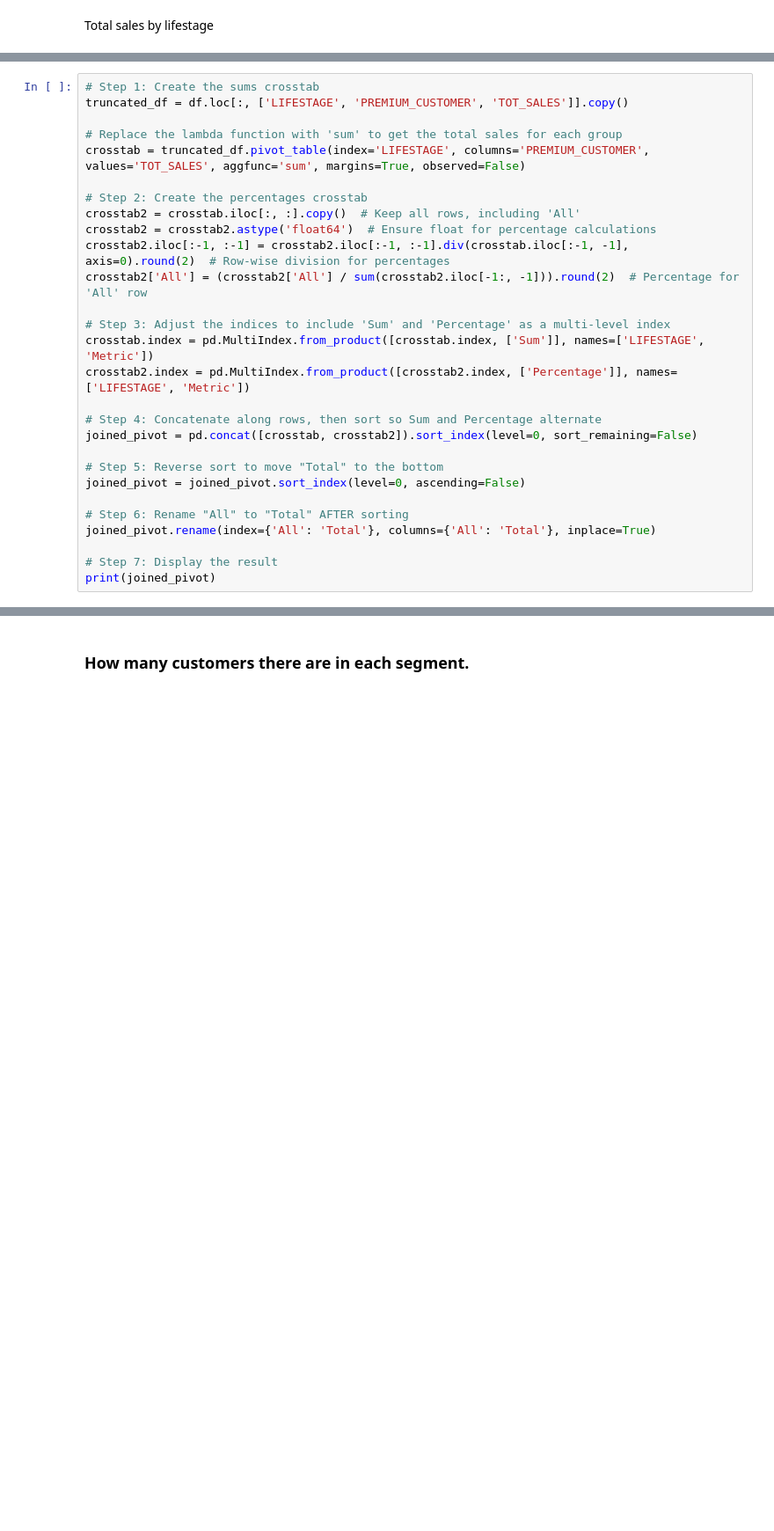
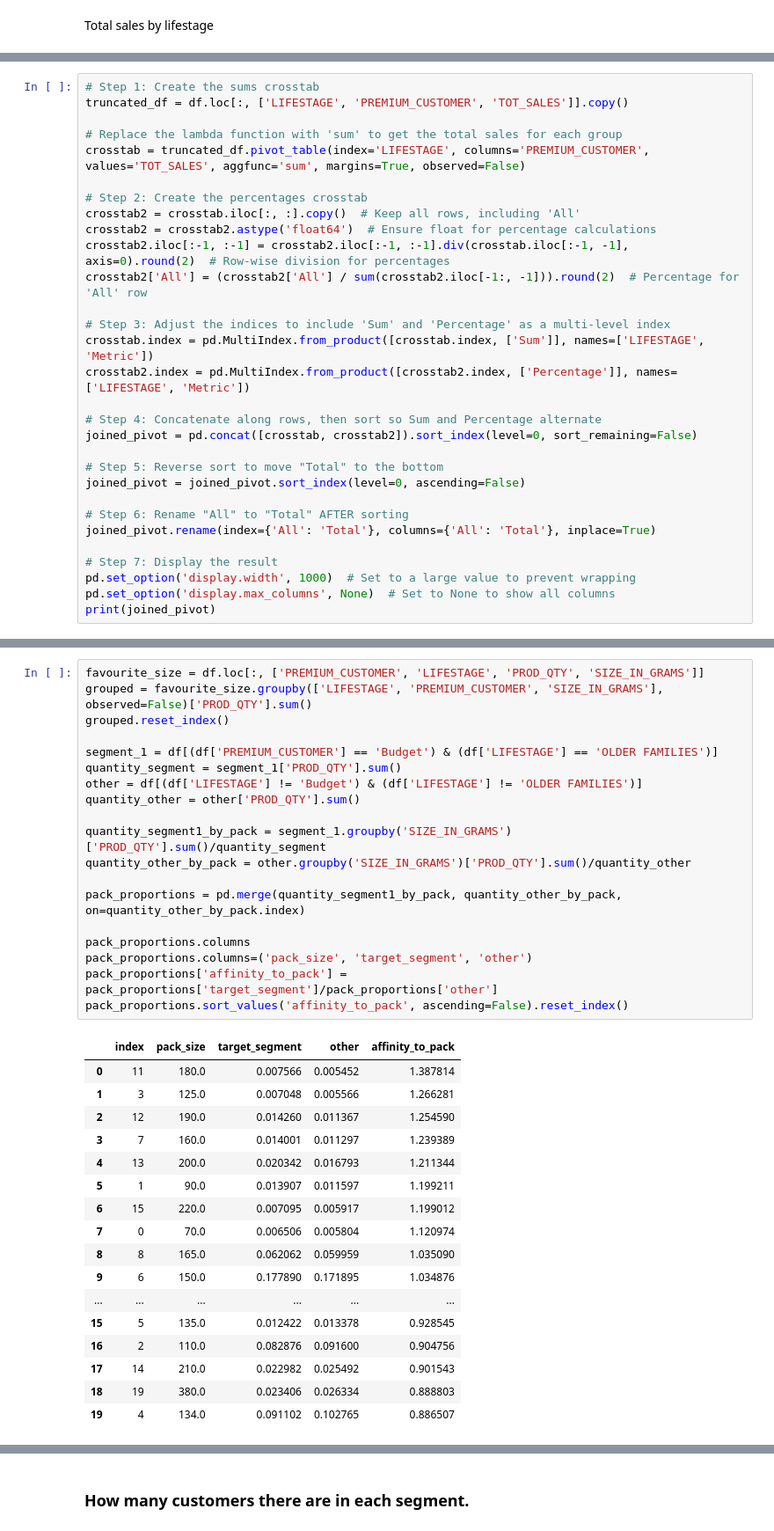
Before and after one commit to FerrucciS/Forage-Quantium, a Jupyter notebook: notebook.ipynb, the cells around one changed output, grey strips where cells are left out. Shown at 88% size. Saved outputs shown, nothing was run; the diff lists cells and outputs as text; blank space fills up the shorter version.

```diff
--- a/notebook.ipynb
+++ b/notebook.ipynb
@@ -587,5 +634,7 @@ joined_pivot = joined_pivot.sort_index(level=0, ascending=False)
 joined_pivot.rename(index={'All': 'Total'}, columns={'All': 'Total'}, inplace=True)
 
 # Step 7: Display the result
+pd.set_option('display.width', 1000)  # Set to a large value to prevent wrapping
+pd.set_option('display.max_columns', None)  # Set to None to show all columns
 print(joined_pivot)
 # %% [output]
@@ -608,0 +716,37 @@ Total                  Sum         1819778.40
+# %%
+favourite_size = df.loc[:, ['PREMIUM_CUSTOMER', 'LIFESTAGE', 'PROD_QTY', 'SIZE_IN_GRAMS']]
+grouped = favourite_size.groupby(['LIFESTAGE', 'PREMIUM_CUSTOMER', 'SIZE_IN_GRAMS'], observed=False)['PROD_QTY'].sum()
+grouped.reset_index()
+
+segment_1 = df[(df['PREMIUM_CUSTOMER'] == 'Budget') & (df['LIFESTAGE'] == 'OLDER FAMILIES')]
+quantity_segment = segment_1['PROD_QTY'].sum()
+other = df[(df['LIFESTAGE'] != 'Budget') & (df['LIFESTAGE'] != 'OLDER FAMILIES')]
+quantity_other = other['PROD_QTY'].sum()
+
+quantity_segment1_by_pack = segment_1.groupby('SIZE_IN_GRAMS')['PROD_QTY'].sum()/quantity_segment
+quantity_other_by_pack = other.groupby('SIZE_IN_GRAMS')['PROD_QTY'].sum()/quantity_other
+
+pack_proportions = pd.merge(quantity_segment1_by_pack, quantity_other_by_pack, on=quantity_other_by_pack.index)
+
+pack_proportions.columns
+pack_proportions.columns=('pack_size', 'target_segment', 'other')
+pack_proportions['affinity_to_pack'] = pack_proportions['target_segment']/pack_proportions['other']
+pack_proportions.sort_values('affinity_to_pack', ascending=False).reset_index()
+# %% [output]
+|  | index | pack_size | target_segment | other | affinity_to_pack |
+| 0 | 11 | 180.0 | 0.007566 | 0.005452 | 1.387814 |
+| 1 | 3 | 125.0 | 0.007048 | 0.005566 | 1.266281 |
+| 2 | 12 | 190.0 | 0.014260 | 0.011367 | 1.254590 |
+| 3 | 7 | 160.0 | 0.014001 | 0.011297 | 1.239389 |
+| 4 | 13 | 200.0 | 0.020342 | 0.016793 | 1.211344 |
+| 5 | 1 | 90.0 | 0.013907 | 0.011597 | 1.199211 |
+| 6 | 15 | 220.0 | 0.007095 | 0.005917 | 1.199012 |
+| 7 | 0 | 70.0 | 0.006506 | 0.005804 | 1.120974 |
+| 8 | 8 | 165.0 | 0.062062 | 0.059959 | 1.035090 |
+| 9 | 6 | 150.0 | 0.177890 | 0.171895 | 1.034876 |
+| ... | ... | ... | ... | ... | ... |
+| 15 | 5 | 135.0 | 0.012422 | 0.013378 | 0.928545 |
+| 16 | 2 | 110.0 | 0.082876 | 0.091600 | 0.904756 |
+| 17 | 14 | 210.0 | 0.022982 | 0.025492 | 0.901543 |
+| 18 | 19 | 380.0 | 0.023406 | 0.026334 | 0.888803 |
+| 19 | 4 | 134.0 | 0.091102 | 0.102765 | 0.886507 |
```
Also changed, not shown: parts of 37 cells of this notebook, 4 other files.
